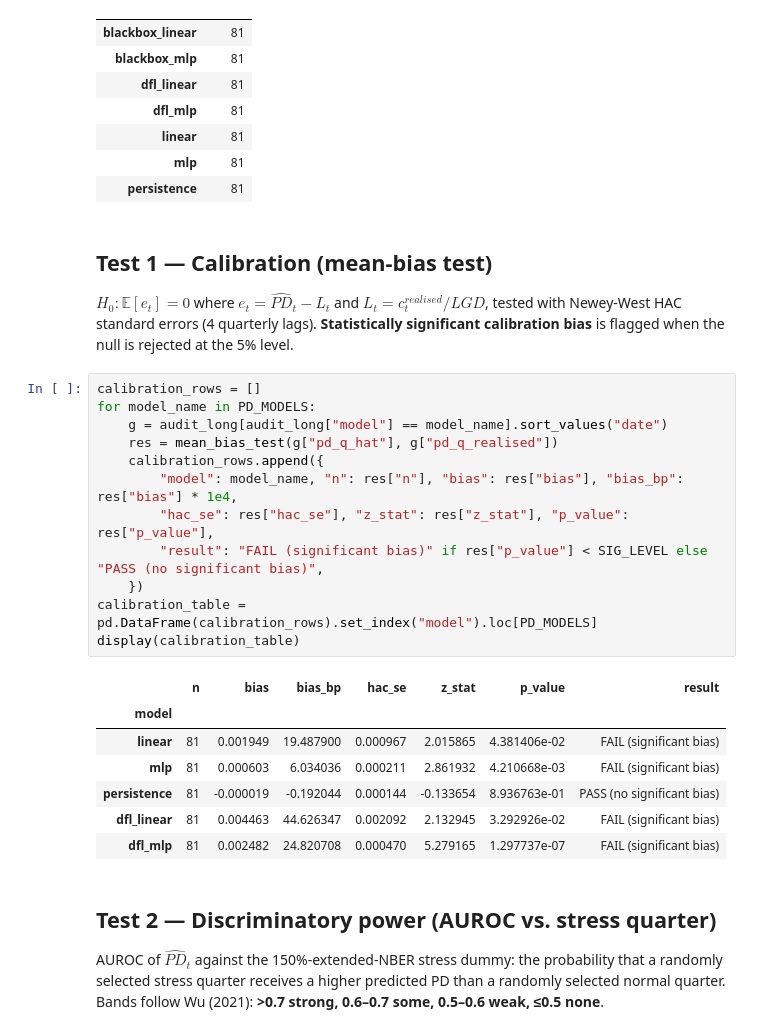
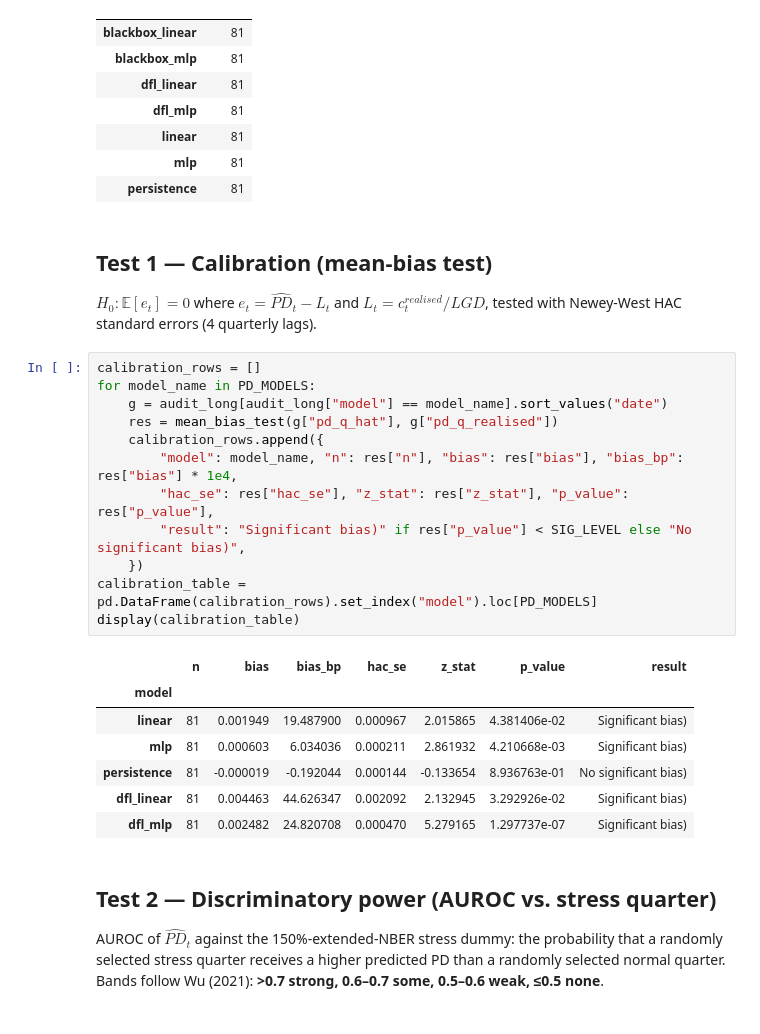
Before and after one commit to okeeffe-hannah/Decision_Focused_Learning_for_Capital_Allocation, a Jupyter notebook: dfl_for_capital_allocation/empirical/notebooks/06_empirical_regulatory_audit.ipynb, the cells around one changed output. Cells and saved outputs as stored; diff of their text form.

```diff
--- a/dfl_for_capital_allocation/empirical/notebooks/06_empirical_regulatory_audit.ipynb
+++ b/dfl_for_capital_allocation/empirical/notebooks/06_empirical_regulatory_audit.ipynb
@@ -136,28 +133,27 @@ Audit panel rows: 567 across models ['blackbox_linear', 'blackbox_mlp', 'dfl_lin
 ## Test 1 — Calibration (mean-bias test)
 
 $H_0: \mathbb{E}[e_t] = 0$ where $e_t = \widehat{PD}_t - L_t$ and $L_t = c_t^{realised}/LGD$,
-tested with Newey-West HAC standard errors (4 quarterly lags). **Statistically significant calibration bias** is flagged when the null is
-rejected at the 5% level.
+tested with Newey-West HAC standard errors (4 quarterly lags).
 # %%
 calibration_rows = []
 for model_name in PD_MODELS:
     g = audit_long[audit_long["model"] == model_name].sort_values("date")
     res = mean_bias_test(g["pd_q_hat"], g["pd_q_realised"])
     calibration_rows.append({
         "model": model_name, "n": res["n"], "bias": res["bias"], "bias_bp": res["bias"] * 1e4,
         "hac_se": res["hac_se"], "z_stat": res["z_stat"], "p_value": res["p_value"],
-        "result": "FAIL (significant bias)" if res["p_value"] < SIG_LEVEL else "PASS (no significant bias)",
+        "result": "Significant bias)" if res["p_value"] < SIG_LEVEL else "No significant bias)",
     })
 calibration_table = pd.DataFrame(calibration_rows).set_index("model").loc[PD_MODELS]
 display(calibration_table)
 # %% [output]
 |  | n | bias | bias_bp | hac_se | z_stat | p_value | result |
 | model |  |  |  |  |  |  |  |
-| linear | 81 | 0.001949 | 19.487900 | 0.000967 | 2.015865 | 4.381406e-02 | FAIL (significant bias) |
-| mlp | 81 | 0.000603 | 6.034036 | 0.000211 | 2.861932 | 4.210668e-03 | FAIL (significant bias) |
-| persistence | 81 | -0.000019 | -0.192044 | 0.000144 | -0.133654 | 8.936763e-01 | PASS (no significant bias) |
-| dfl_linear | 81 | 0.004463 | 44.626347 | 0.002092 | 2.132945 | 3.292926e-02 | FAIL (significant bias) |
-| dfl_mlp | 81 | 0.002482 | 24.820708 | 0.000470 | 5.279165 | 1.297737e-07 | FAIL (significant bias) |
+| linear | 81 | 0.001949 | 19.487900 | 0.000967 | 2.015865 | 4.381406e-02 | Significant bias) |
+| mlp | 81 | 0.000603 | 6.034036 | 0.000211 | 2.861932 | 4.210668e-03 | Significant bias) |
+| persistence | 81 | -0.000019 | -0.192044 | 0.000144 | -0.133654 | 8.936763e-01 | No significant bias) |
+| dfl_linear | 81 | 0.004463 | 44.626347 | 0.002092 | 2.132945 | 3.292926e-02 | Significant bias) |
+| dfl_mlp | 81 | 0.002482 | 24.820708 | 0.000470 | 5.279165 | 1.297737e-07 | Significant bias) |
 # %% [markdown]
 ## Test 2 — Discriminatory power (AUROC vs. stress quarter)
 
```
Also changed, not shown: parts of 5 cells of this notebook.
